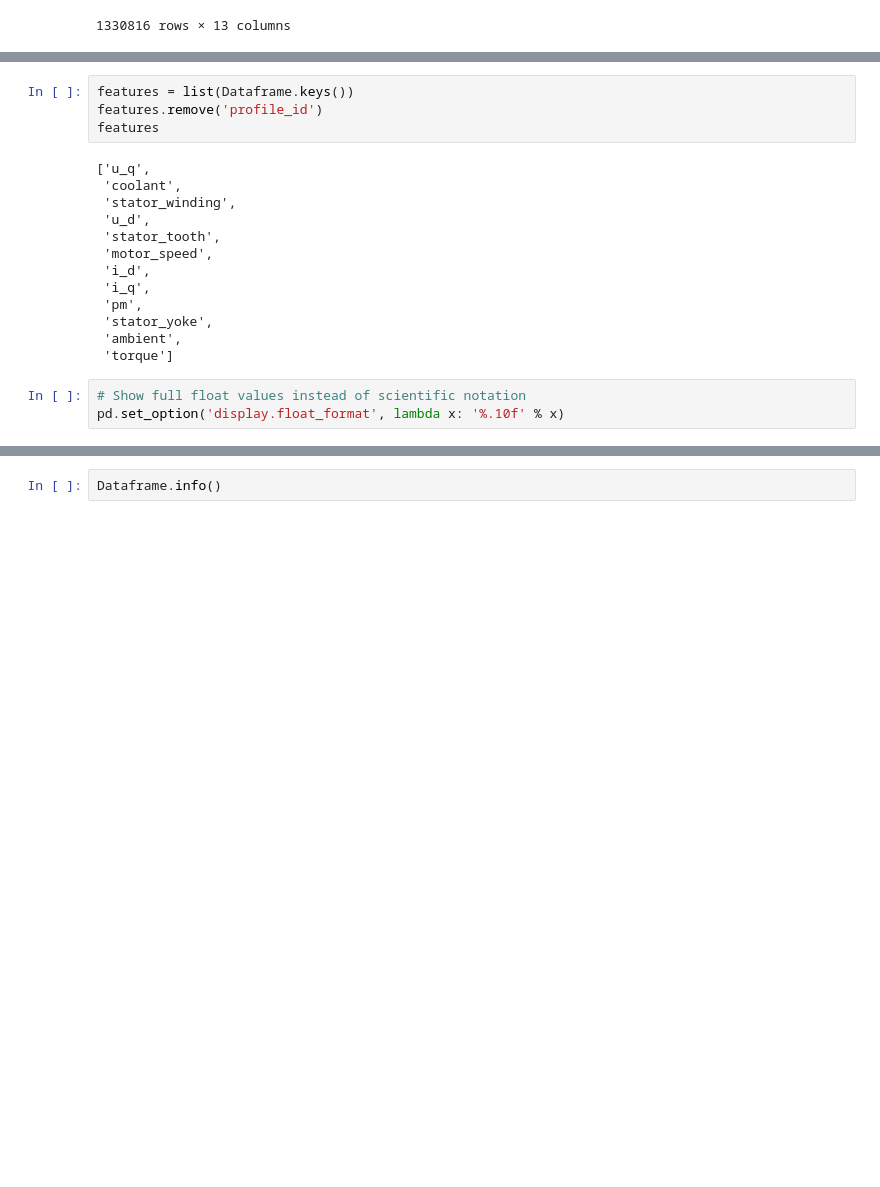
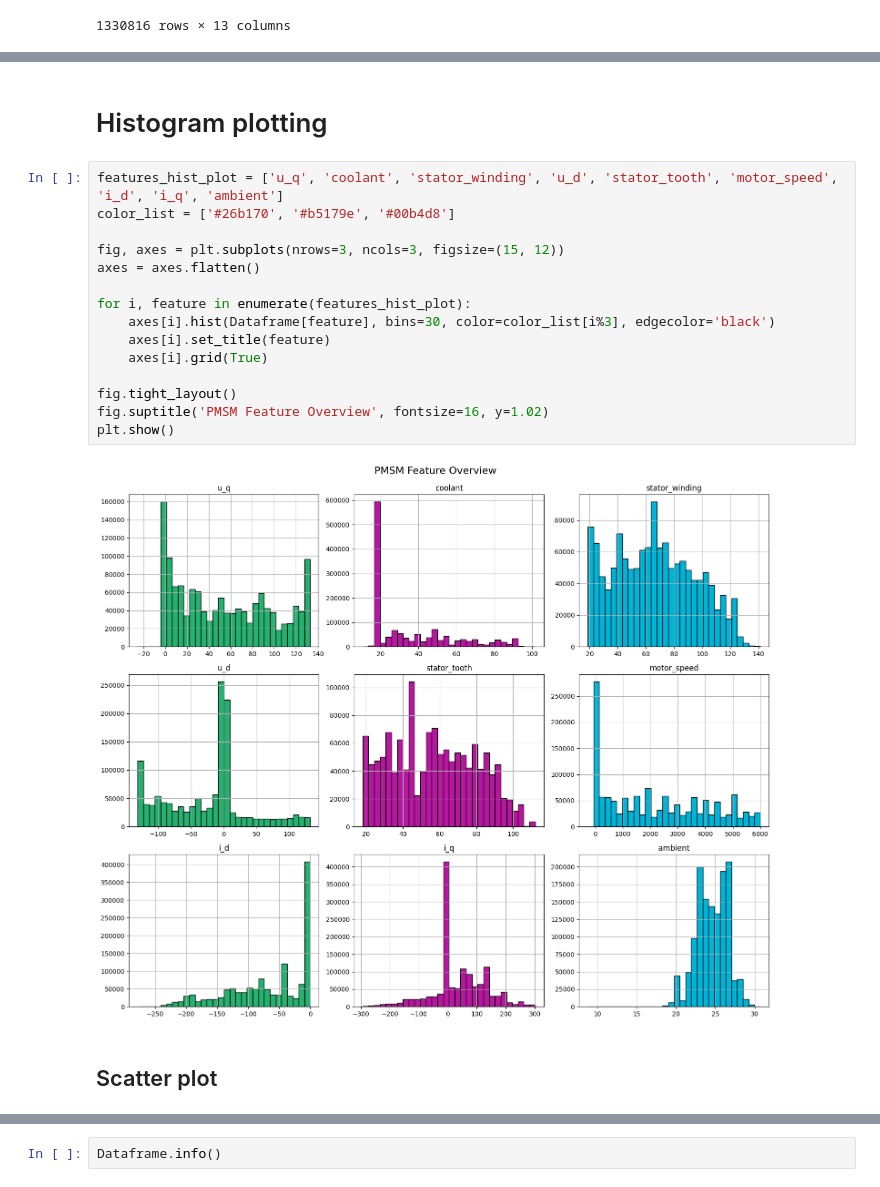
Before and after one commit to Jayeshpra/Electric-Motor-Temperature-Prediction, a Jupyter notebook: Data Collection and Analysis/Data_analysis.ipynb, the cells around one changed output, grey strips where cells are left out. Cells and saved outputs as stored; diff of their text form; blank space fills up the shorter version.

```diff
--- a/Data Collection and Analysis/Data_analysis.ipynb
+++ b/Data Collection and Analysis/Data_analysis.ipynb
@@ -49,20 +117,21 @@ Dataframe
+# %% [markdown]
+# Histogram plotting
 # %%
-features = list(Dataframe.keys())
-features.remove('profile_id')
-features
+features_hist_plot = ['u_q', 'coolant', 'stator_winding', 'u_d', 'stator_tooth', 'motor_speed', 'i_d', 'i_q', 'ambient']
+color_list = ['#26b170', '#b5179e', '#00b4d8']
+
+fig, axes = plt.subplots(nrows=3, ncols=3, figsize=(15, 12))
+axes = axes.flatten()
+
+for i, feature in enumerate(features_hist_plot):
+    axes[i].hist(Dataframe[feature], bins=30, color=color_list[i%3], edgecolor='black')
+    axes[i].set_title(feature)
+    axes[i].grid(True)
+
+fig.tight_layout()
+fig.suptitle('PMSM Feature Overview', fontsize=16, y=1.02)
+plt.show()
 # %% [output]
-['u_q',
- 'coolant',
- 'stator_winding',
- 'u_d',
- 'stator_tooth',
- 'motor_speed',
- 'i_d',
- 'i_q',
- 'pm',
- 'stator_yoke',
- 'ambient',
- 'torque']
+[figure, added]
-# %%
-# Show full float values instead of scientific notation
-pd.set_option('display.float_format', lambda x: '%.10f' % x)
+# %% [markdown]
+## Scatter plot
```
Also changed, not shown: parts of 15 cells of this notebook.
